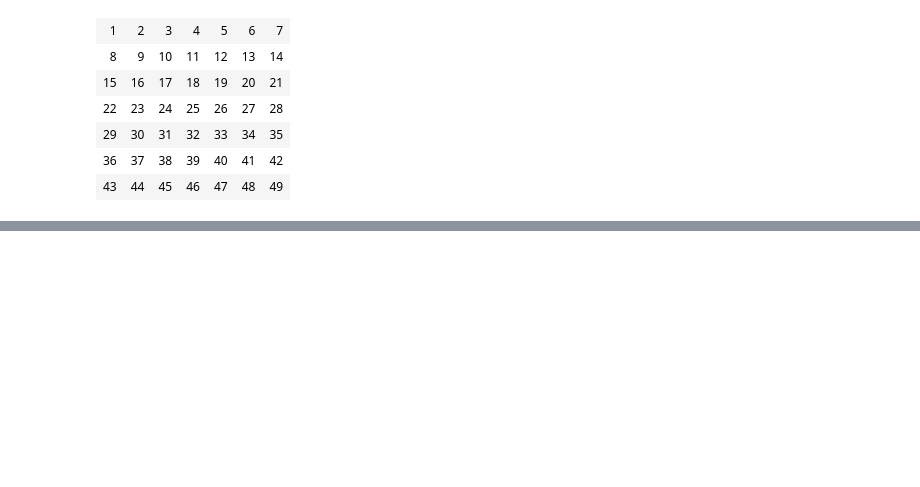
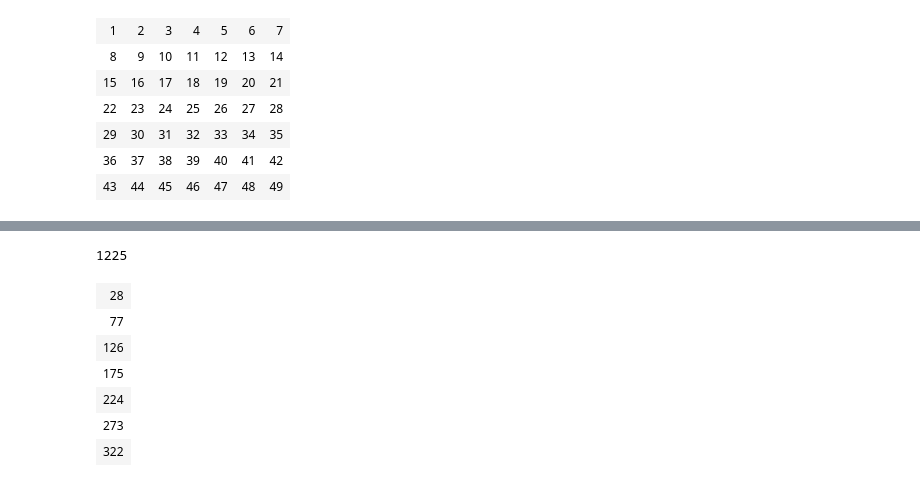
Before and after one commit to hotteleport/Data-Analytics, a Jupyter notebook: Exercises_set_1.ipynb, the cells around one changed output, grey strips where cells are left out. Cells and saved outputs as stored; diff of their text form; code cells hidden in the pictures; blank space fills up the shorter version.

```diff
--- a/Exercises_set_1.ipynb
+++ b/Exercises_set_1.ipynb
@@ -373,0 +388,3 @@ dataset
+# %%
+dataset = np.arange(1, 50).reshape(7, 7)
+dataset
@@ -373,0 +399,16 @@ dataset
+# %%
+# 2
+np.sum(dataset)
+# %% [output]
+1225
+# %%
+# 3
+np.sum(dataset, axis=1)
+# %% [output]
+| 28 |
+| 77 |
+| 126 |
+| 175 |
+| 224 |
+| 273 |
+| 322 |
```
Also changed, not shown: parts of 10 cells of this notebook.
